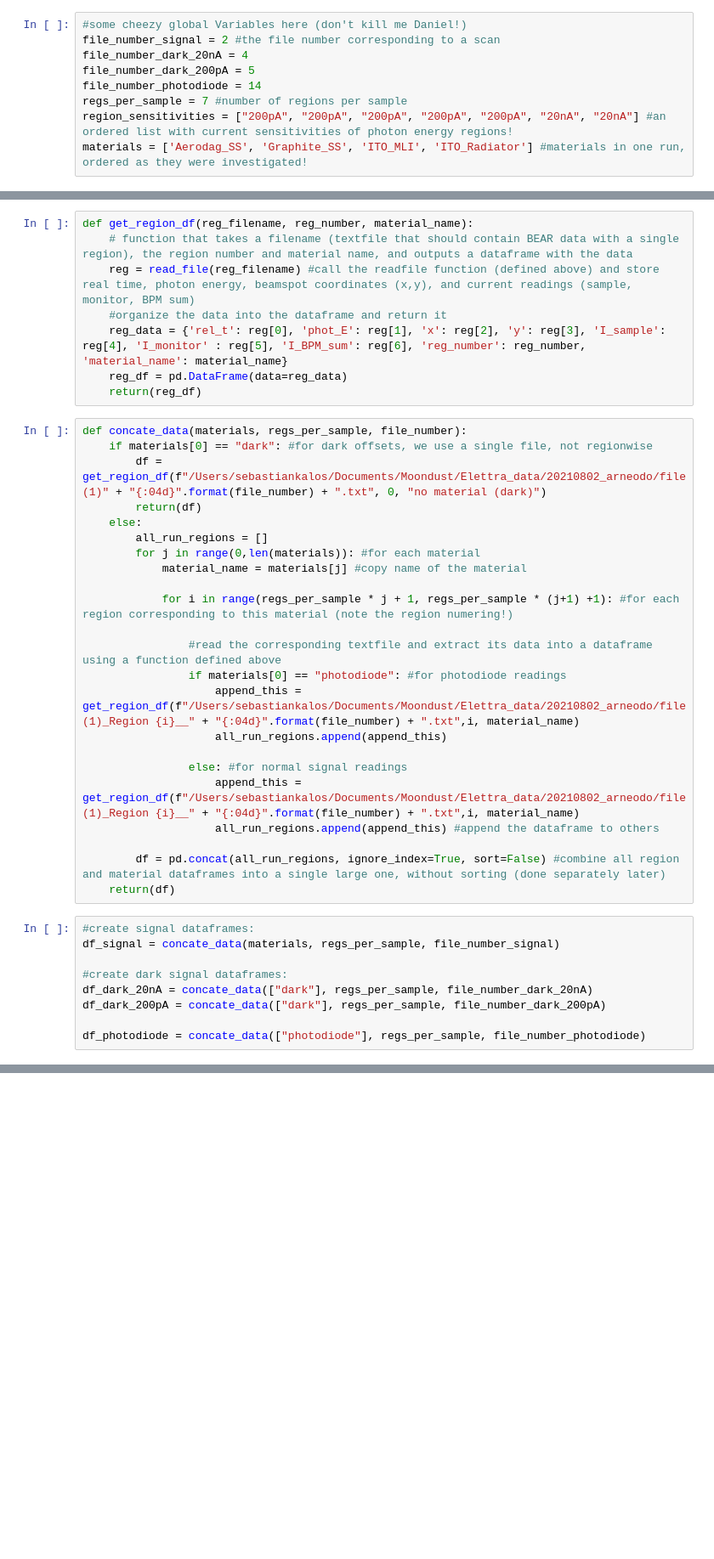
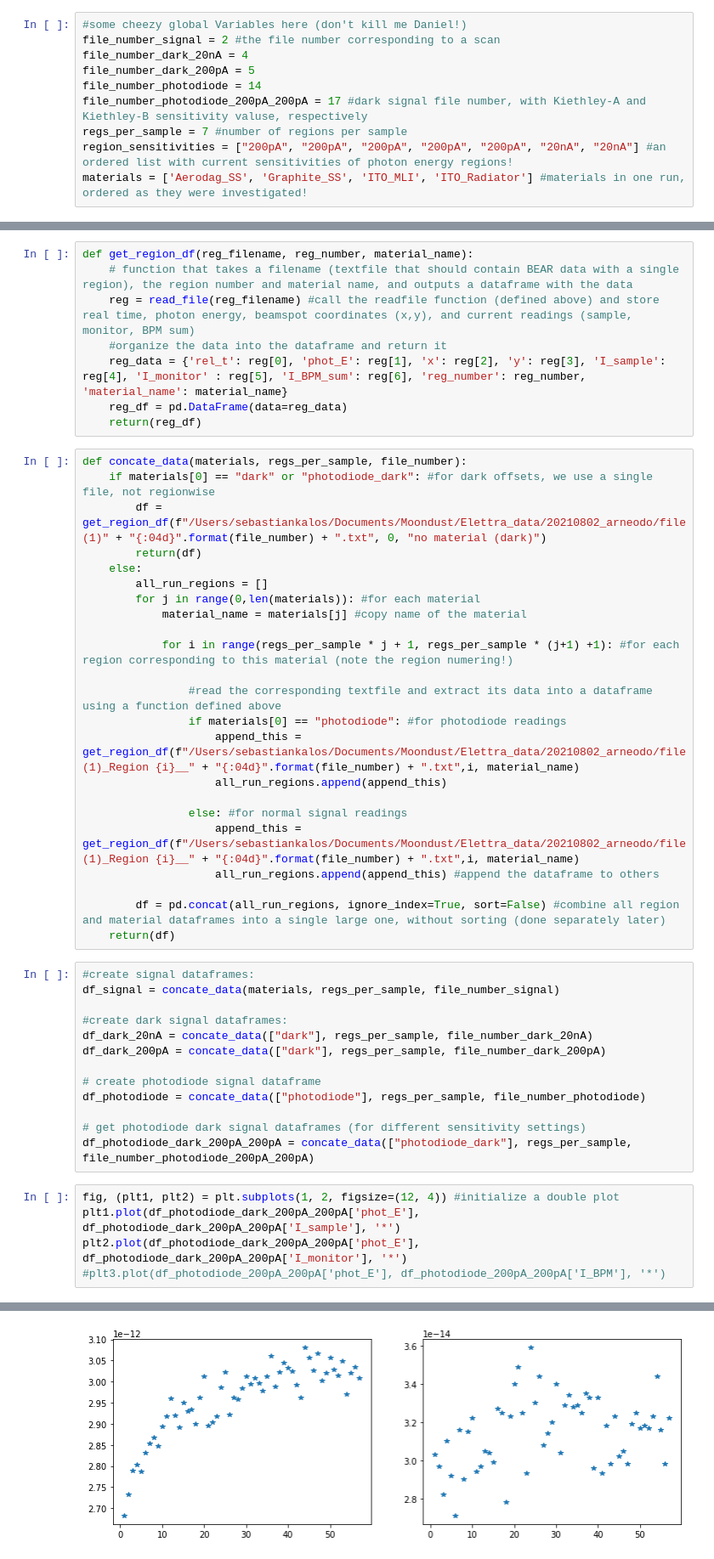
Before and after one commit to sebastiankalos/Elettra_data, a Jupyter notebook: BEAR_analysis.ipynb, the cells around one changed output, grey strips where cells are left out. Shown: that part at 85% size. Saved outputs shown, nothing was run; the diff lists cells and outputs as text; blank space fills up the shorter version.

```diff
--- a/BEAR_analysis.ipynb
+++ b/BEAR_analysis.ipynb
@@ -10,6 +10,7 @@ file_number_signal = 2 #the file number corresponding to a scan
 file_number_dark_20nA = 4
 file_number_dark_200pA = 5
 file_number_photodiode = 14
+file_number_photodiode_200pA_200pA = 17 #dark signal file number, with Kiethley-A and Kiethley-B sensitivity valuse, respectively
 regs_per_sample = 7 #number of regions per sample
 region_sensitivities = ["200pA", "200pA", "200pA", "200pA", "200pA", "20nA", "20nA"] #an ordered list with current sensitivities of photon energy regions!
 materials = ['Aerodag_SS', 'Graphite_SS', 'ITO_MLI', 'ITO_Radiator'] #materials in one run, ordered as they were investigated!
@@ -73,7 +74,7 @@ def get_region_df(reg_filename, reg_number, material_name):
     return(reg_df)
 # %%
 def concate_data(materials, regs_per_sample, file_number):
-    if materials[0] == "dark": #for dark offsets, we use a single file, not regionwise
+    if materials[0] == "dark" or "photodiode_dark": #for dark offsets, we use a single file, not regionwise
         df = get_region_df(f"/Users/sebastiankalos/Documents/Moondust/Elettra_data/20210802_arneodo/file(1)" + "{:04d}".format(file_number) + ".txt", 0, "no material (dark)")
         return(df)
     else:
@@ -102,4 +103,14 @@ df_signal = concate_data(materials, regs_per_sample, file_number_signal)
 df_dark_20nA = concate_data(["dark"], regs_per_sample, file_number_dark_20nA)
 df_dark_200pA = concate_data(["dark"], regs_per_sample, file_number_dark_200pA)
 
+# create photodiode signal dataframe
 df_photodiode = concate_data(["photodiode"], regs_per_sample, file_number_photodiode)
+
+# get photodiode dark signal dataframes (for different sensitivity settings)
+df_photodiode_dark_200pA_200pA = concate_data(["photodiode_dark"], regs_per_sample, file_number_photodiode_200pA_200pA)
+# %%
+fig, (plt1, plt2) = plt.subplots(1, 2, figsize=(12, 4)) #initialize a double plot
+plt1.plot(df_photodiode_dark_200pA_200pA['phot_E'], df_photodiode_dark_200pA_200pA['I_sample'], '*')
+plt2.plot(df_photodiode_dark_200pA_200pA['phot_E'], df_photodiode_dark_200pA_200pA['I_monitor'], '*')
+#plt3.plot(df_photodiode_200pA_200pA['phot_E'], df_photodiode_200pA_200pA['I_BPM'], '*')
+# %% [output]
@@ -106,3 +118,4 @@ df_photodiode = concate_data(["photodiode"], regs_per_sample, file_number_photod
+[figure, added]
 # %%
 # dark current offsets:
 
```
Also changed, not shown: parts of 2 cells of this notebook.
